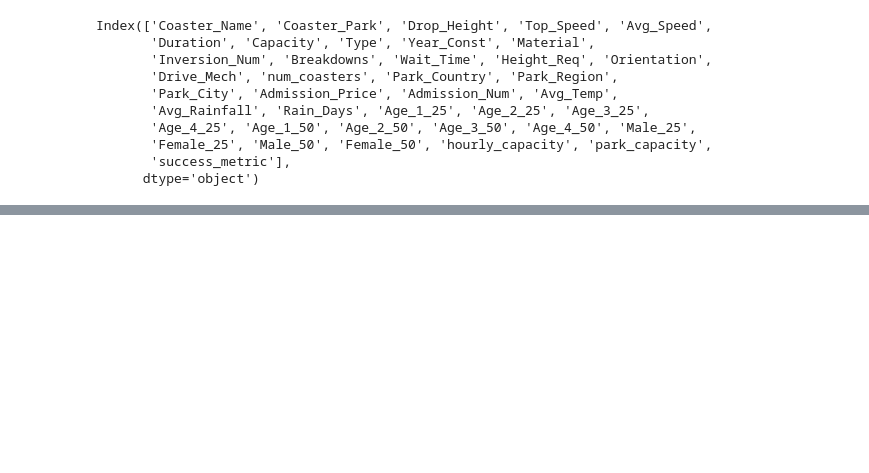
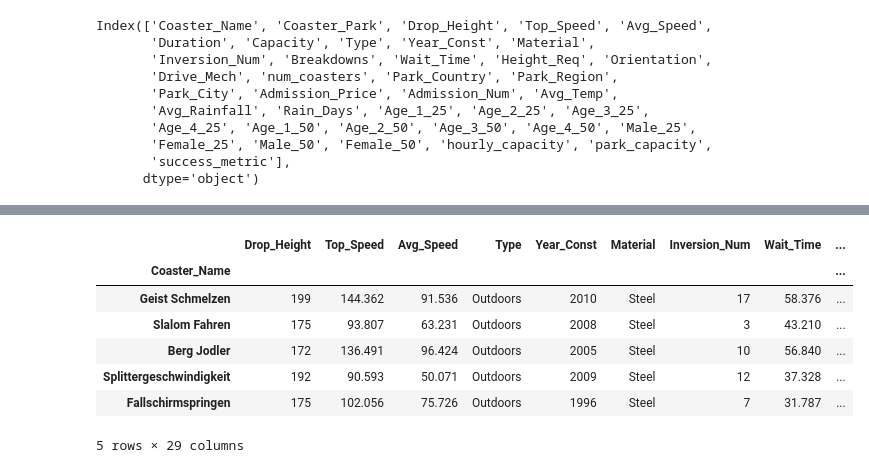
Before and after one commit to alecarreche/FLB, a Jupyter notebook: preprocessing.ipynb, the cells around one changed output, grey strips where cells are left out. Cells and saved outputs as stored; diff of their text form; code cells hidden in the pictures; blank space fills up the shorter version.

```diff
--- a/preprocessing.ipynb
+++ b/preprocessing.ipynb
@@ -150,0 +204,17 @@ normalized_df.to_csv("normalized_coaster_data.csv")
+# %%
+# existing coasters with Jax location data
+jax_coasters = all_data.copy()
+drop_cols = ["Coaster_Park", "Duration", "Capacity", "Breakdowns", "num_coasters",
+             "Admission_Price", "Admission_Num", "hourly_capacity", "park_capacity", "Park_City"]
+jax_coasters = jax_coasters.set_index("Coaster_Name").drop(drop_cols, axis=1)
+jax_coasters["Year_Const"] = jax_coasters["Year_Const"].astype("category")
+jax_coasters.head()
+# %% [output]
+|  | Drop_Height | Top_Speed | Avg_Speed | Type | Year_Const | Material | Inversion_Num | Wait_Time | ... |
+| Coaster_Name |  |  |  |  |  |  |  |  | ... |
+| Geist Schmelzen | 199 | 144.362 | 91.536 | Outdoors | 2010 | Steel | 17 | 58.376 | ... |
+| Slalom Fahren | 175 | 93.807 | 63.231 | Outdoors | 2008 | Steel | 3 | 43.210 | ... |
+| Berg Jodler | 172 | 136.491 | 96.424 | Outdoors | 2005 | Steel | 10 | 56.840 | ... |
+| Splittergeschwindigkeit | 192 | 90.593 | 50.071 | Outdoors | 2009 | Steel | 12 | 37.328 | ... |
+| Fallschirmspringen | 175 | 102.056 | 75.726 | Outdoors | 1996 | Steel | 7 | 31.787 | ... |
+5 rows × 29 columns
```
Also changed, not shown: parts of 24 cells of this notebook, 12 other files.
